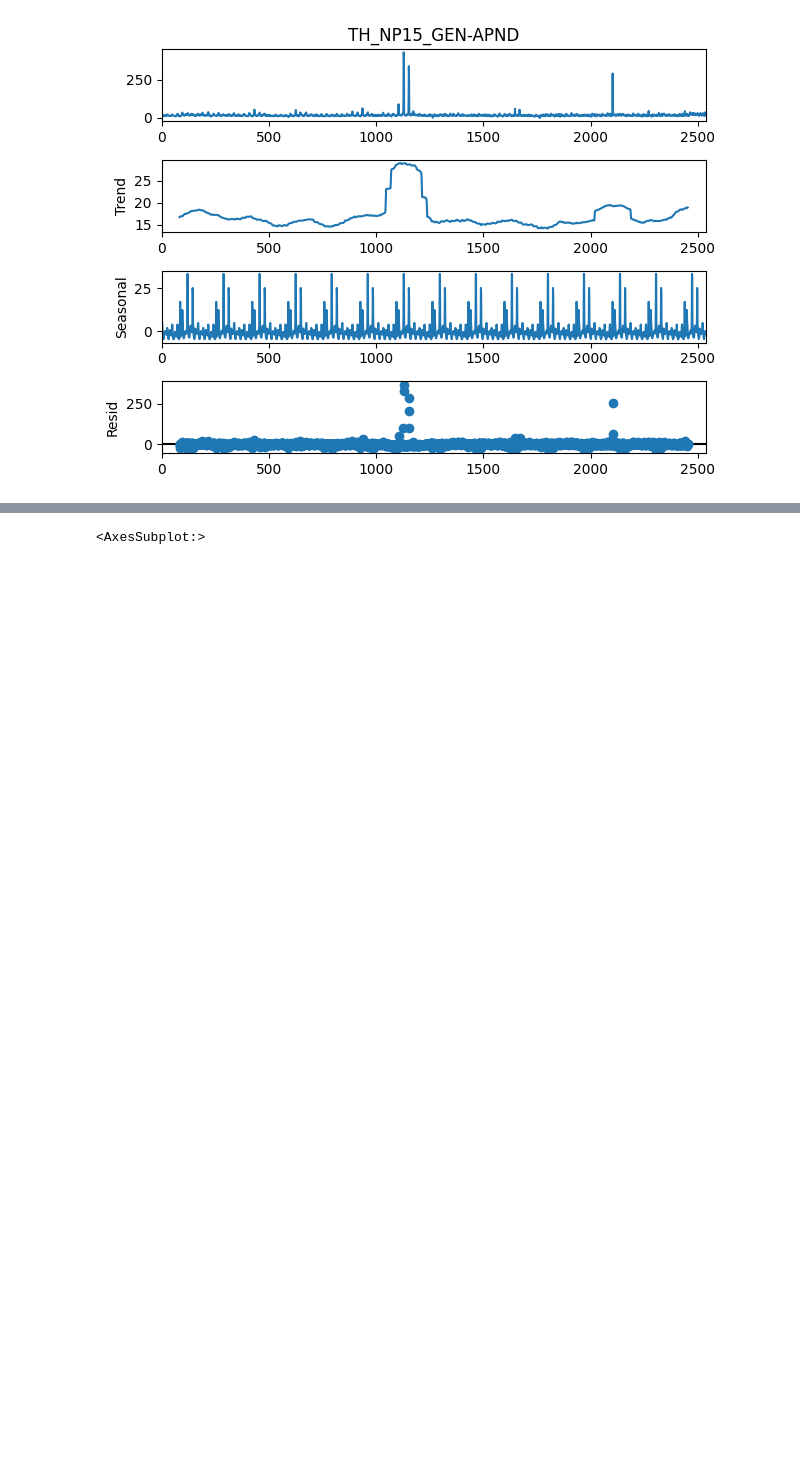
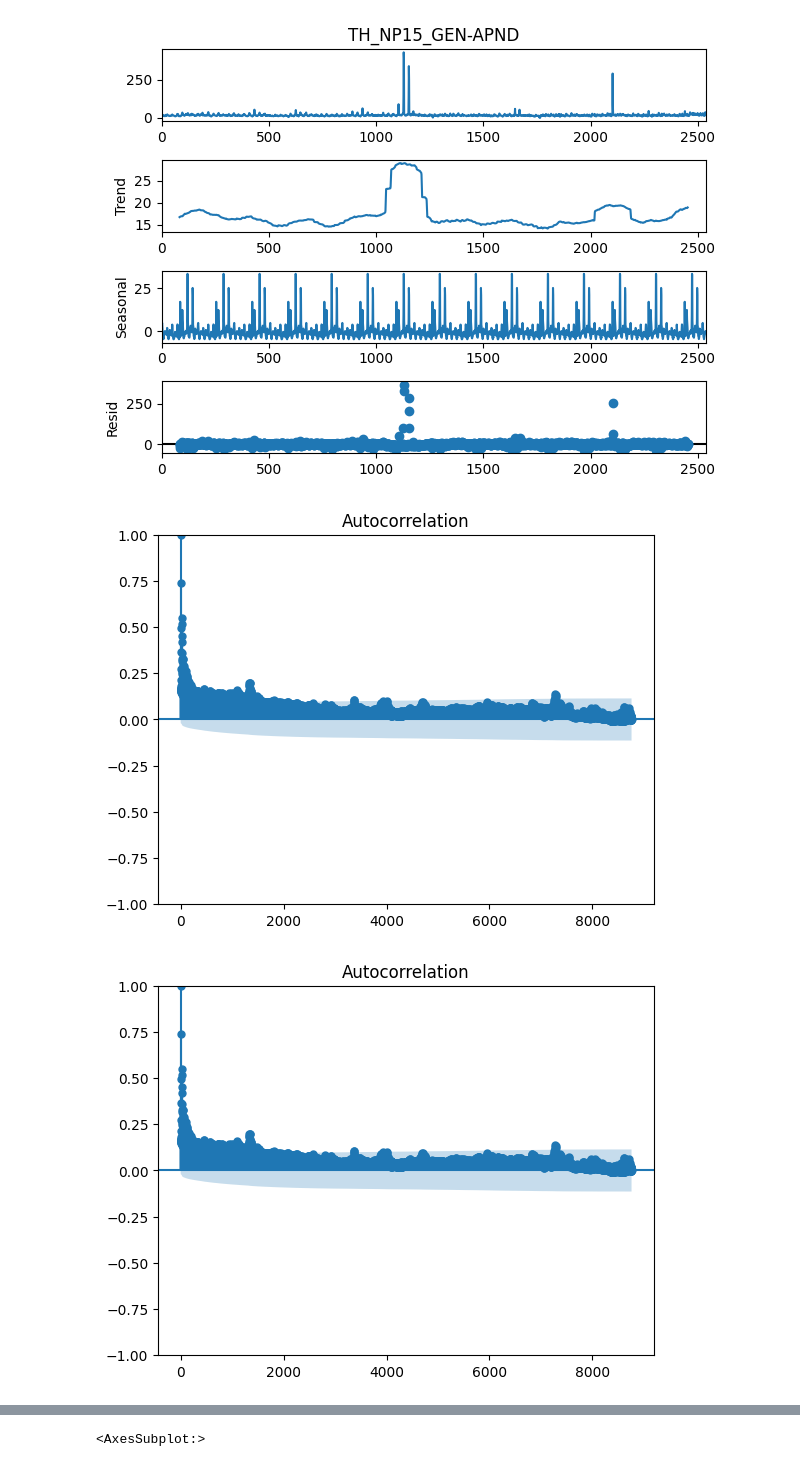
Before and after one commit to simoneliasen/yggdrasil, a Jupyter notebook: data_exploration/data_exploration.ipynb, the cells around one changed output, grey strips where cells are left out. Drawn from its saved outputs; the diff is of its cells as text; code cells hidden in the pictures; blank space fills up the shorter version.

```diff
--- a/data_exploration/data_exploration.ipynb
+++ b/data_exploration/data_exploration.ipynb
@@ -57,3 +57,8 @@ result.plot()
 # %% [output]
 [figure]
 [figure]
+# %%
+plot_acf(df_pricedata['TH_NP15_GEN-APND'],lags=365*24)
+# %% [output]
+[figure, added]
+[figure, added]
```
Also changed, not shown: parts of 1 cell of this notebook, 3 other files.
